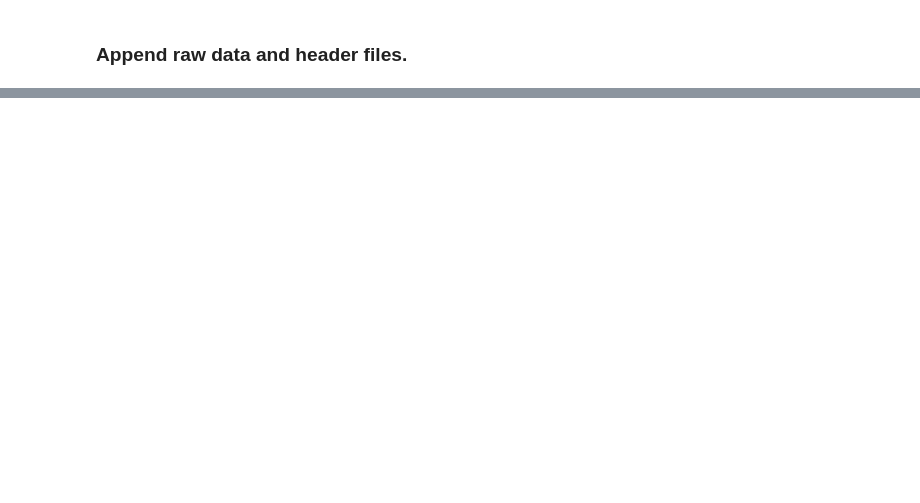
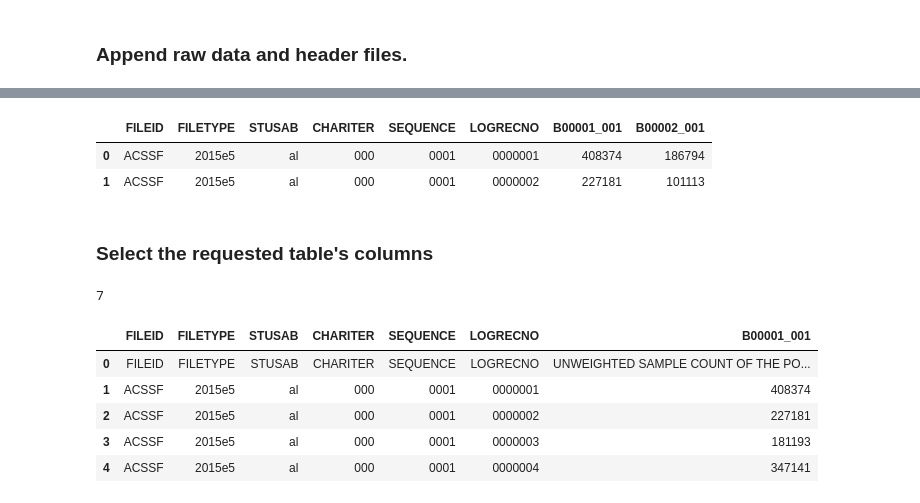
Before and after one commit to enatwater/new_business_predictor, a Jupyter notebook: acs_transformer/acs_transformer_sandbox.ipynb, the cells around one changed output, grey strips where cells are left out. Saved outputs shown, nothing was run; the diff lists cells and outputs as text; code cells hidden in the pictures; blank space fills up the shorter version.

```diff
--- a/acs_transformer/acs_transformer_sandbox.ipynb
+++ b/acs_transformer/acs_transformer_sandbox.ipynb
@@ -86,0 +125,13 @@ https://www2.census.gov/programs-surveys/acs/summary_file/2015/data/5_year_seq_b
+# %%
+# ** Laurel **
+# Should I not reuse the same variables?
+
+url = 'https://www2.census.gov/programs-surveys/acs/summary_file/{0}/data/{0}_5yr_Summary_FileTemplates.zip'.format(year)
+results = requests.get(url)
+
+zipped = zipfile.ZipFile(io.BytesIO(results.content))
+header_excel = zipped.extract('Seq{0}.xls'.format(sequence))
+
+header_df = pd.read_excel(header_excel, dtype=str)
+
+zipped.close()
@@ -91,0 +174,13 @@ raw_df.columns = header_df.columns
+# %%
+raw_df.head(2)
+# %% [output]
+|  | FILEID | FILETYPE | STUSAB | CHARITER | SEQUENCE | LOGRECNO | B00001_001 | B00002_001 |
+| 0 | ACSSF | 2015e5 | al | 000 | 0001 | 0000001 | 408374 | 186794 |
+| 1 | ACSSF | 2015e5 | al | 000 | 0001 | 0000002 | 227181 | 101113 |
+# %%
+joined_df = header_df.append(raw_df)
+# %%
+# Reindex becasue line above results in 2 rows with index 0
+joined_df = joined_df.reset_index(drop=True)
+# %% [markdown]
+### Select the requested table's columns
@@ -91,0 +192,7 @@ raw_df.columns = header_df.columns
+# %%
+last_common_column
+# %% [output]
+7
+# %%
+# Select the columns that all tables in the df have in common
+common_df = joined_df.iloc[:, 0: last_common_column]
@@ -91,0 +202,9 @@ raw_df.columns = header_df.columns
+# %%
+common_df.head()
+# %% [output]
+|  | FILEID | FILETYPE | STUSAB | CHARITER | SEQUENCE | LOGRECNO | B00001_001 |
+| 0 | FILEID | FILETYPE | STUSAB | CHARITER | SEQUENCE | LOGRECNO | UNWEIGHTED SAMPLE COUNT OF THE PO... |
+| 1 | ACSSF | 2015e5 | al | 000 | 0001 | 0000001 | 408374 |
+| 2 | ACSSF | 2015e5 | al | 000 | 0001 | 0000002 | 227181 |
+| 3 | ACSSF | 2015e5 | al | 000 | 0001 | 0000003 | 181193 |
+| 4 | ACSSF | 2015e5 | al | 000 | 0001 | 0000004 | 347141 |
```
Also changed, not shown: parts of 40 cells of this notebook.
